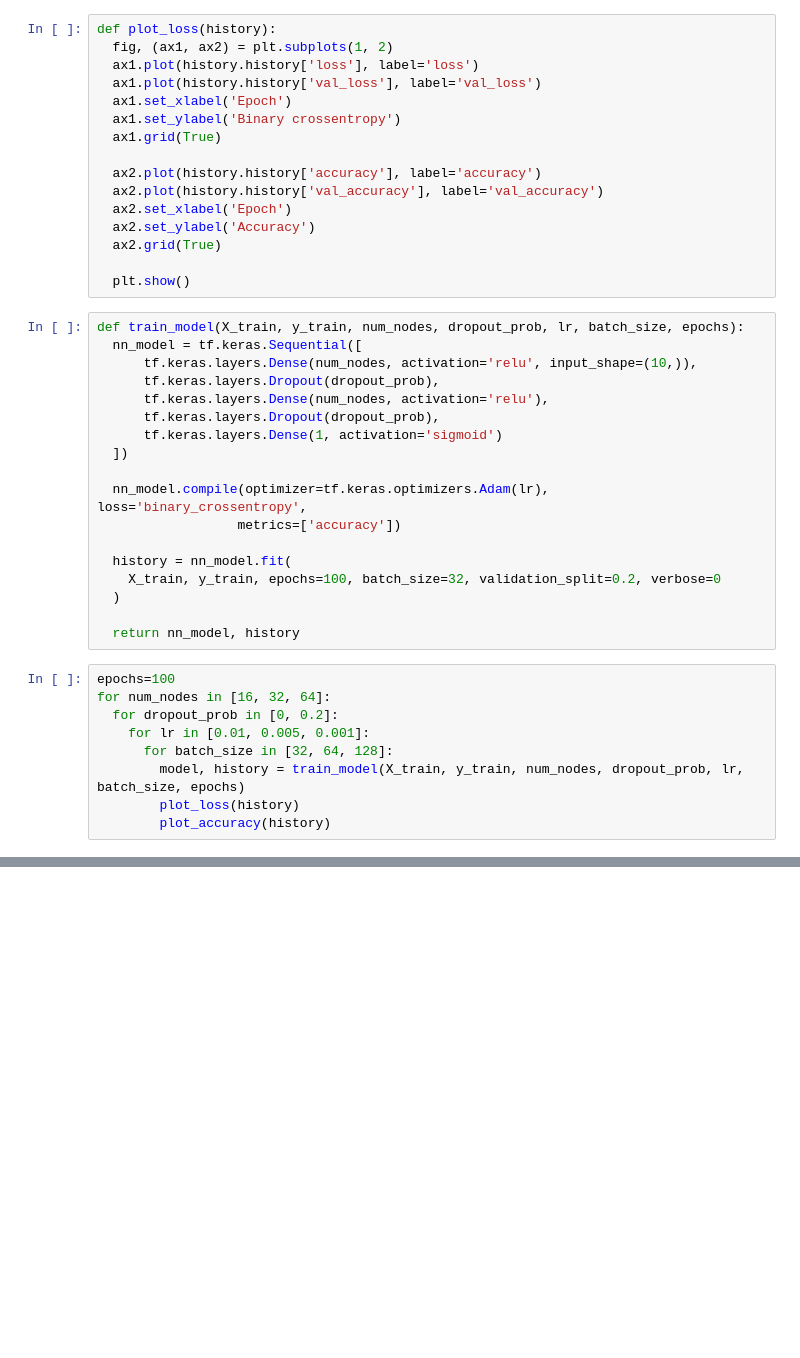
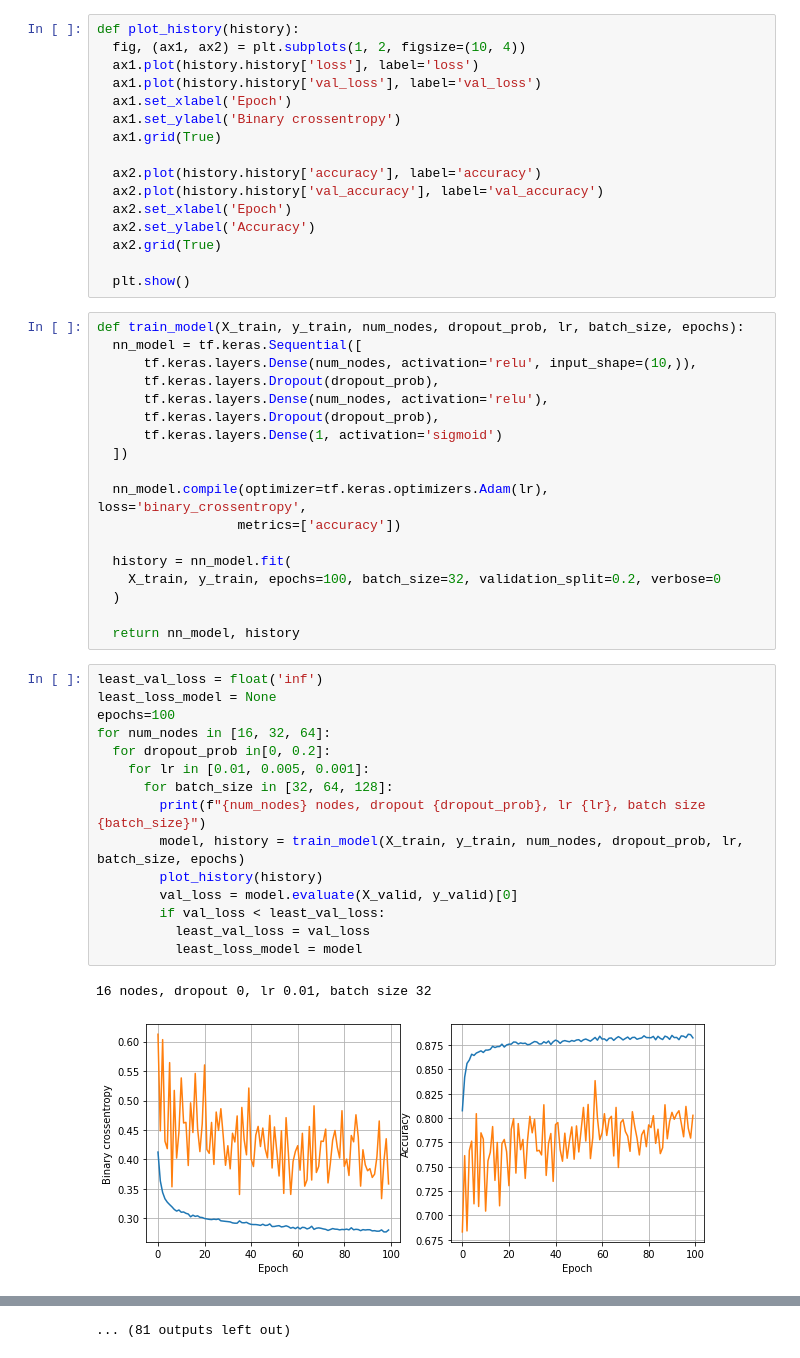
Before and after one commit to AidenFlana/Magic-ML, a Jupyter notebook: MAGIC.ipynb, the cells around one changed output, grey strips where cells are left out. Saved outputs shown, nothing was run; the diff lists cells and outputs as text; blank space fills up the shorter version.

```diff
--- a/MAGIC.ipynb
+++ b/MAGIC.ipynb
@@ -156,8 +156,8 @@ weighted avg       0.85      0.85      0.85      3804
 # %%
 import tensorflow as tf
 # %%
-def plot_loss(history):
-  fig, (ax1, ax2) = plt.subplots(1, 2)
+def plot_history(history):
+  fig, (ax1, ax2) = plt.subplots(1, 2, figsize=(10, 4))
   ax1.plot(history.history['loss'], label='loss')
   ax1.plot(history.history['val_loss'], label='val_loss')
   ax1.set_xlabel('Epoch')
@@ -190,11 +190,20 @@ def train_model(X_train, y_train, num_nodes, dropout_prob, lr, batch_size, epoch
 
   return nn_model, history
 # %%
+least_val_loss = float('inf')
+least_loss_model = None
 epochs=100
 for num_nodes in [16, 32, 64]:
-  for dropout_prob in [0, 0.2]:
+  for dropout_prob in[0, 0.2]:
     for lr in [0.01, 0.005, 0.001]:
       for batch_size in [32, 64, 128]:
+        print(f"{num_nodes} nodes, dropout {dropout_prob}, lr {lr}, batch size {batch_size}")
         model, history = train_model(X_train, y_train, num_nodes, dropout_prob, lr, batch_size, epochs)
-        plot_loss(history)
-        plot_accuracy(history)
+        plot_history(history)
+        val_loss = model.evaluate(X_valid, y_valid)[0]
+        if val_loss < least_val_loss:
+          least_val_loss = val_loss
+          least_loss_model = model
+# %% [output]
+16 nodes, dropout 0, lr 0.01, batch size 32
+[figure, added]
@@ -200,0 +225 @@ for num_nodes in [16, 32, 64]:
+... (81 outputs left out)
```
Also changed, not shown: parts of 8 cells of this notebook.
